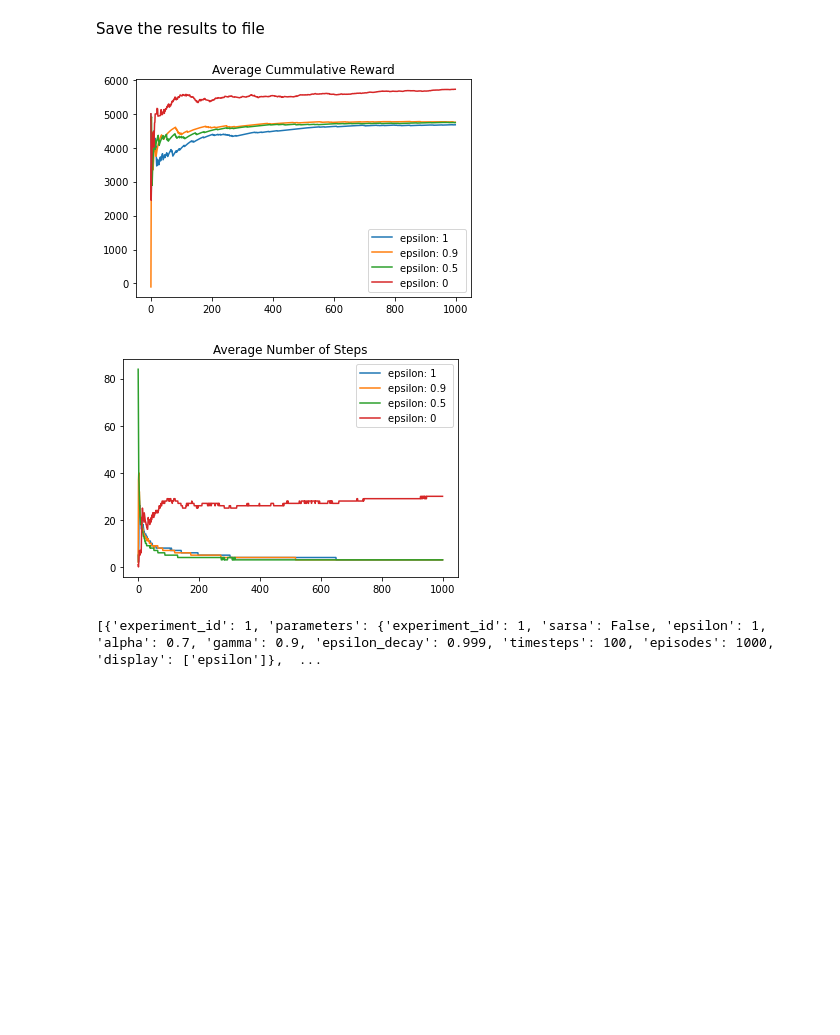
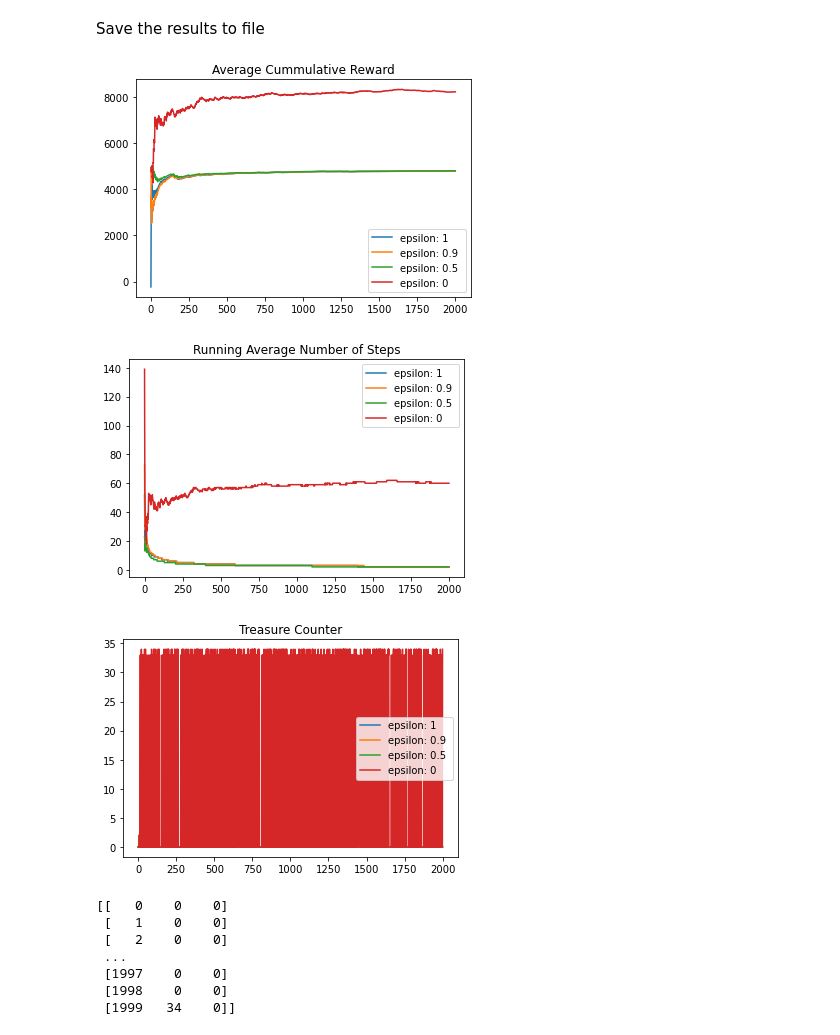
Before and after one commit to daryl-ramdin/coursework-reinforcement-learning, a Jupyter notebook: inm707_basic_task.ipynb, the cells around one changed output. Cells and saved outputs as stored; diff of their text form; code cells hidden in the pictures; blank space fills up the shorter version.

```diff
--- a/inm707_basic_task.ipynb
+++ b/inm707_basic_task.ipynb
@@ -11,14 +11,21 @@ import pandas as pd
 # %%
 #Set Q Learning parameters
 experiment_name = "exp1"
-episodes = 1000
+episodes = 2000
+timesteps = 200
 
 parameters = [
-    {"experiment_id":1, "sarsa":False, "epsilon": 1, "alpha":0.7, "gamma": 0.9, "epsilon_decay":0.999, "timesteps":100, "episodes":episodes, "display":["epsilon"]},
-    {"experiment_id":2, "sarsa":False,  "epsilon": 0.9, "alpha":0.7, "gamma": 0.9, "epsilon_decay":0.999, "timesteps":100, "episodes":episodes, "display":["epsilon"]},
-    {"experiment_id":3, "sarsa":False,  "epsilon": 0.5, "alpha":0.7, "gamma": 0.9, "epsilon_decay":0.999, "timesteps":100, "episodes":episodes, "display":["epsilon"]},
-    {"experiment_id":4, "sarsa":False,  "epsilon": 0, "alpha":0.7, "gamma": 0.9, "epsilon_decay":0.999, "timesteps":100, "episodes":episodes, "display":["epsilon"]}
+    {"experiment_id":1, "seed":5, "sarsa":False, "epsilon": 1, "alpha":0.7, "gamma": 0.9, "epsilon_decay":0.999, "timesteps":timesteps, "episodes":episodes, "display":["epsilon"]},
+    {"experiment_id":2, "seed":5, "sarsa":False,  "epsilon": 0.9, "alpha":0.7, "gamma": 0.9, "epsilon_decay":0.999, "timesteps":timesteps, "episodes":episodes, "display":["epsilon"]},
+    {"experiment_id":3, "seed":5, "sarsa":False,  "epsilon": 0.5, "alpha":0.7, "gamma": 0.9, "epsilon_decay":0.999, "timesteps":timesteps, "episodes":episodes, "display":["epsilon"]},
+    {"experiment_id":4, "seed":5, "sarsa":False,  "epsilon": 0, "alpha":0.7, "gamma": 0.9, "epsilon_decay":0.999, "timesteps":timesteps, "episodes":episodes, "display":["epsilon"]}
 ]
+
+
+# parameters = [
+#     {"experiment_id":1, "sarsa":False,  "epsilon": 0.9,  "alpha":0.7, "gamma": 0.7, "epsilon_decay":0.999, "timesteps":100, "episodes":episodes, "display":["sarsa"]},
+#     {"experiment_id":2, "sarsa":True,   "epsilon": 0.9,  "alpha":0.7, "gamma": 0.7, "epsilon_decay":0.999, "timesteps":100, "episodes":episodes, "display":["sarsa"]}
+#     ]
 # %%
 #Create the Jungle and display
 # %%
@@ -83,39 +90,57 @@ for params in parameters:
     display_params = exp_res[0]["parameters"]["display"]
 
 
     # Build the label
     display_label = ""
     for item in display_params:
         display_label += item + ": " + str(settings[item]) + " "
 
 
     # For the experiment, get the metrics to display
     rewards = np.array([[res["episode"], res["episode_reward"], 0] for res in exp_res])
     steps_in_episode = np.array([[res["episode"], res["steps_taken"], 0] for res in exp_res])
     ending_topography = np.array([[res["episode"], res["topography"], 0] for res in exp_res])
+    treasure_counter = np.array([[res["episode"], res["treasure_counter"], 0] for res in exp_res])
+
 
     for i in range(len(rewards)):
         rewards[i][2] = sum(rewards[0:i + 1, [1]]) / (i + 1)  # calculate the average cumulative reward
-        steps_in_episode[i][2] = sum(steps_in_episode[0:i + 1, [1]]) / (
-                    i + 1)  # calculate the average number of steps
+        steps_in_episode[i][2] = sum(steps_in_episode[0:i + 1, [1]]) / (i + 1)  # calculate the average number of steps
+        #treasure_counter[i][2] = sum(treasure_counter[0:i + 1, [1]]) / (i + 1)  # calculate the average number of steps
+
     plt.figure(1)
     plt.plot(rewards[:, [0]], rewards[:, [2]], label=display_label)
     plt.title("Average Cummulative Reward")
     plt.figure(2)
     plt.plot(steps_in_episode[:, [0]], steps_in_episode[:, [2]], label=display_label)
-    plt.title("Average Number of Steps")
+    plt.title("Running Average Number of Steps")
+    plt.figure(3)
+    plt.plot(treasure_counter[:, [0]], treasure_counter[:, [1]], label=display_label)
+    plt.title("Treasure Counter")
+
 
 plt.figure(1)
 plt.legend()
 
 plt.figure(2)
 plt.legend()
 
+plt.figure(3)
+plt.legend()
+
+
 plt.show()
 # %% [output]
-[figure, old version]
+[figure, new version]
-[figure, old version]
+[figure, new version]
+[figure, added]
 # %%
-print(results)
+print(treasure_counter)
 # %% [output]
-[{'experiment_id': 1, 'parameters': {'experiment_id': 1, 'sarsa': False, 'epsilon': 1, 'alpha': 0.7, 'gamma': 0.9, 'epsilon_decay': 0.999, 'timesteps': 100, 'episodes': 1000, 'display': ['epsilon']},  ...
+[[   0    0    0]
+ [   1    0    0]
+ [   2    0    0]
+ ...
+ [1997    0    0]
+ [1998    0    0]
+ [1999   34    0]]
```
Also changed, not shown: parts of 1 cell of this notebook, 4 other files.
